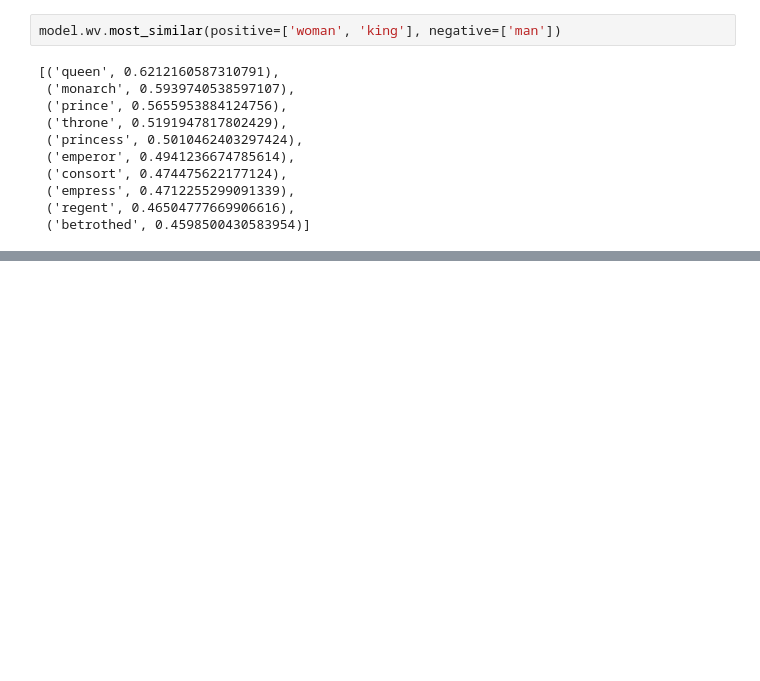
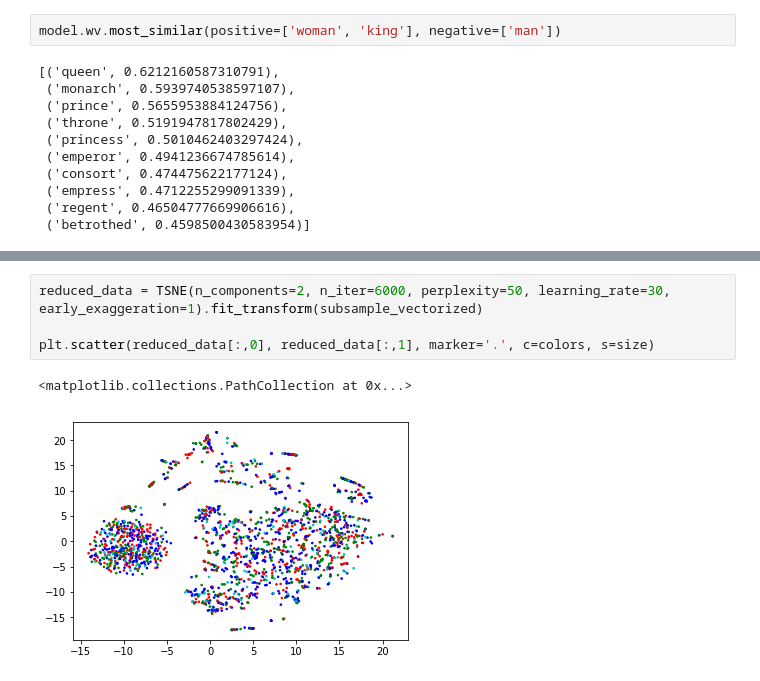
Before and after one commit to hershaw/hackathon-5-prep-private, a Jupyter notebook: word2vec.ipynb, the cells around one changed output, grey strips where cells are left out. Cells and saved outputs as stored; diff of their text form; blank space fills up the shorter version.

```diff
--- a/word2vec.ipynb
+++ b/word2vec.ipynb
@@ -113,0 +256,7 @@ array(['b', 't', 'e', 'm'], dtype=object)
+# %%
+reduced_data = TSNE(n_components=2, n_iter=6000, perplexity=50, learning_rate=30, early_exaggeration=1).fit_transform(subsample_vectorized)
+
+plt.scatter(reduced_data[:,0], reduced_data[:,1], marker='.', c=colors, s=size)
+# %% [output]
+<matplotlib.collections.PathCollection at 0x...>
+[figure, added]
```
Also changed, not shown: parts of 48 cells of this notebook, 1 other file.
